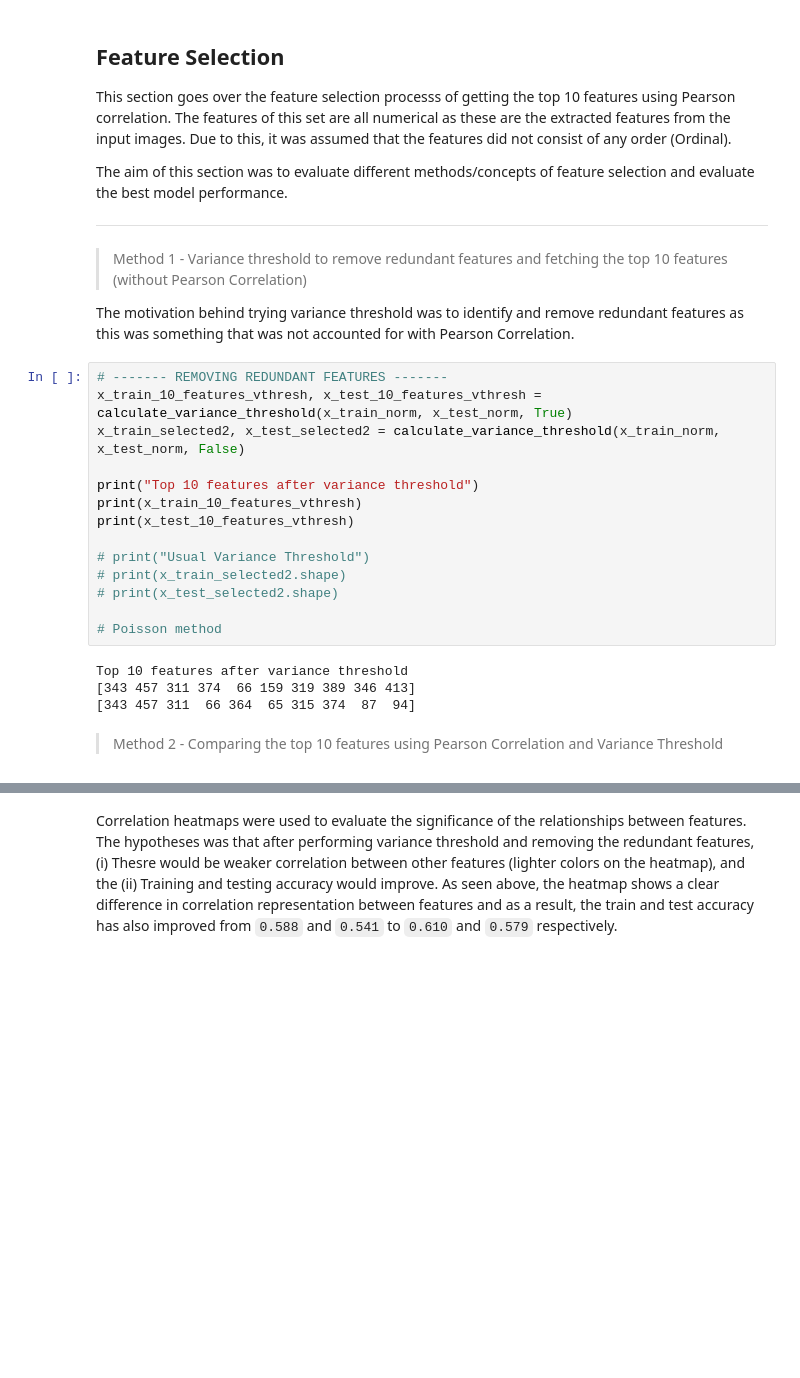
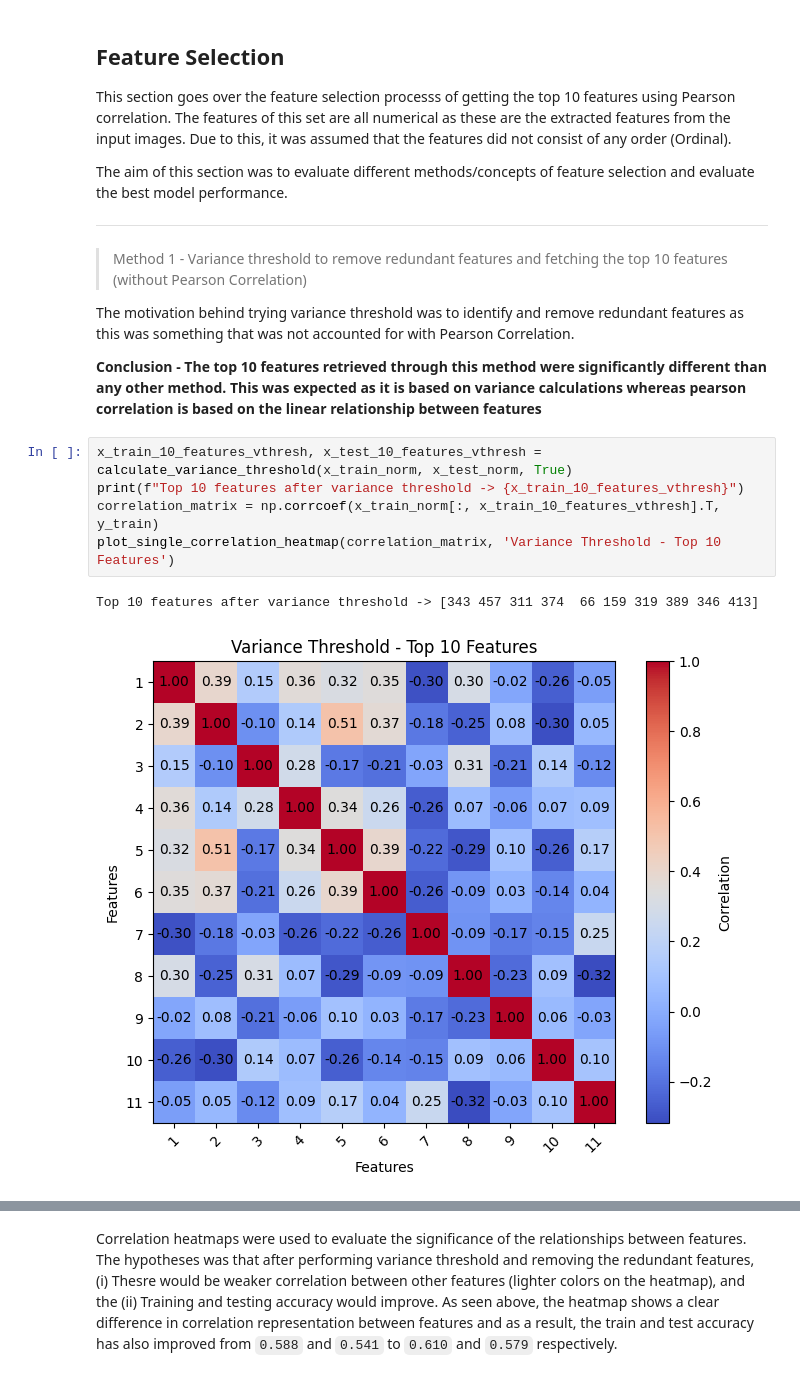
Before and after one commit to aym183/Satellite-Image-Classification, a Jupyter notebook: task1.ipynb, the cells around one changed output, grey strips where cells are left out. Cells and saved outputs as stored; diff of their text form; blank space fills up the shorter version.

```diff
--- a/task1.ipynb
+++ b/task1.ipynb
@@ -124,23 +124,13 @@ The aim of this section was to evaluate different methods/concepts of feature se
 > Method 1 - Variance threshold to remove redundant features and fetching the top 10 features (without Pearson Correlation)
 
 The motivation behind trying variance threshold was to identify and remove redundant features as this was something that was not accounted for with Pearson Correlation.
+
+<b>Conclusion - The top 10 features retrieved through this method were significantly different than any other method. This was expected as it is based on variance calculations whereas pearson correlation is based on the linear relationship between features</b>
-# %%
-# ------- REMOVING REDUNDANT FEATURES -------
-x_train_10_features_vthresh, x_test_10_features_vthresh = calculate_variance_threshold(x_train_norm, x_test_norm, True)
-x_train_selected2, x_test_selected2 = calculate_variance_threshold(x_train_norm, x_test_norm, False)
-
-print("Top 10 features after variance threshold")
-print(x_train_10_features_vthresh)
-print(x_test_10_features_vthresh)
-
-# print("Usual Variance Threshold")
-# print(x_train_selected2.shape)
-# print(x_test_selected2.shape)
-
-# Poisson method
-# %% [output]
-Top 10 features after variance threshold
-[343 457 311 374  66 159 319 389 346 413]
-[343 457 311  66 364  65 315 374  87  94]
-# %% [markdown]
-> Method 2 - Comparing the top 10 features using Pearson Correlation and Variance Threshold
+# %%
+x_train_10_features_vthresh, x_test_10_features_vthresh = calculate_variance_threshold(x_train_norm, x_test_norm, True)
+print(f"Top 10 features after variance threshold -> {x_train_10_features_vthresh}")
+correlation_matrix = np.corrcoef(x_train_norm[:, x_train_10_features_vthresh].T, y_train)
+plot_single_correlation_heatmap(correlation_matrix, 'Variance Threshold - Top 10 Features')
+# %% [output]
+Top 10 features after variance threshold -> [343 457 311 374  66 159 319 389 346 413]
+[figure, added]
```
Also changed, not shown: parts of 4 cells of this notebook, 2 other files.
